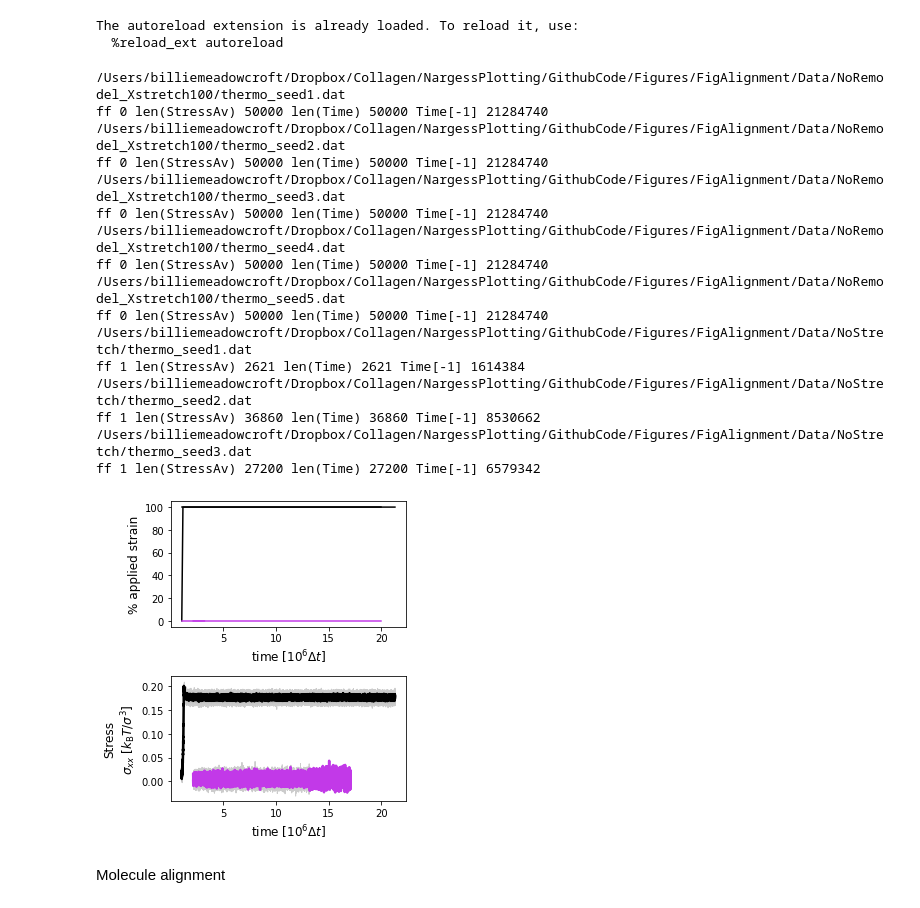
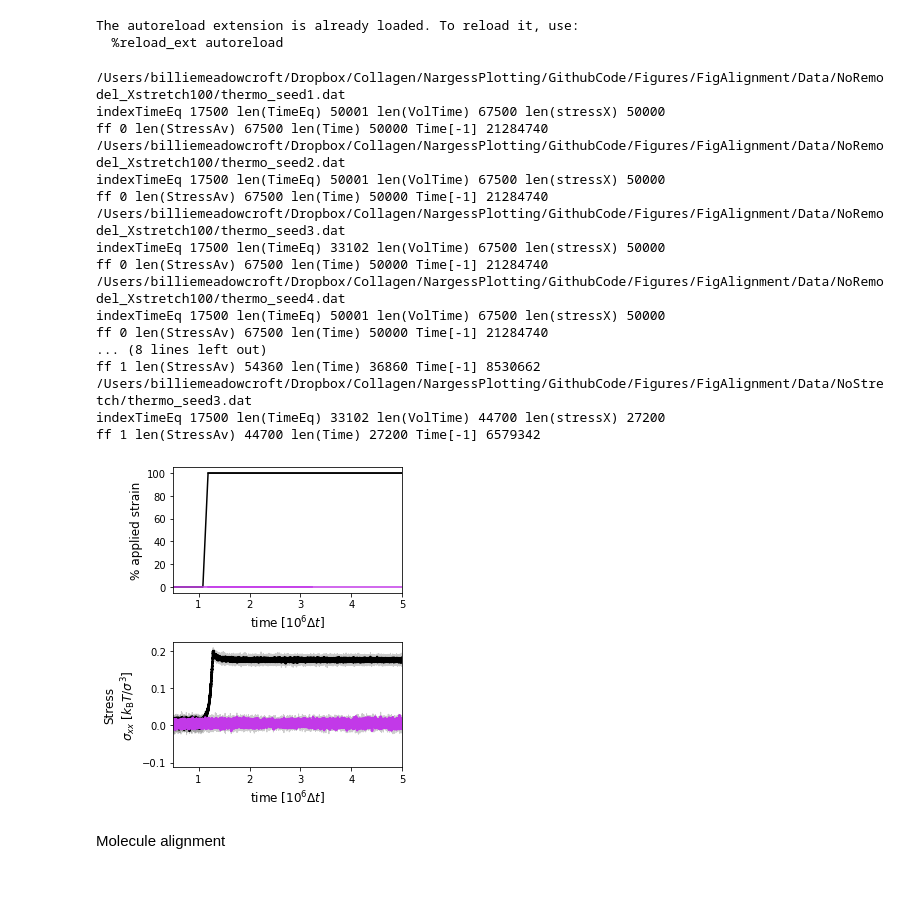
Before and after one commit to Billie1717/CollagenMemory, a Jupyter notebook: Figures/FigAlignment/Mechanics.ipynb, the cells around one changed output. Cells and saved outputs as stored; diff of their text form; code cells hidden in the pictures.

Commit message:
Finalised the No stretch No remodel data including equilibrium bit

```diff
--- a/Figures/FigAlignment/Mechanics.ipynb
+++ b/Figures/FigAlignment/Mechanics.ipynb
@@ -17,7 +17,7 @@ The autoreload extension is already loaded. To reload it, use:
   %reload_ext autoreload
 # %%
 NumMolecules=15680
-folderhandles = ['NoRemodel_Xstretch100/','NoStretch/']
+folderhandles = ['NoRemodel_Xstretch100/','NoStretch/','Equilibration/']
 seeds = "1 2 3 4 5".split()
 fig,ax= plt.subplots(2,1,figsize = (4.5,5))
 fs2 = 12
@@ -32,22 +32,35 @@ for ff in range(2):
     folderhandle = folderhandles[ff]
     if ff == 0:
         seeds = "1 2 3 4 5".split()
+        seeds2 = "1 2 3 2 3".split()
         strain=1
     if ff == 1:
         seeds = "1 2 3".split()
+        seeds2 = "1 2 3".split()
         strain=0
     for s in range(len(seeds)):
         VolTime = []
         name = "thermo_seed"+seeds[s]+".dat"
+        name2 = "thermo_seed"+seeds2[s]+".dat"
         datafolder = datadir0+folderhandle+name
+        datafolderEq = datadir0+folderhandles[2]+name2
         thermo = pandas.read_csv(datafolder, sep = ' ', header = 'infer')
+        thermoEq = pandas.read_csv(datafolderEq, sep = ' ', header = 'infer')
         print(datafolder)
         stressX = thermo.stressX
+        stressXEq = thermoEq.stressX
         stressX = stressX.values
+        stressXEq = stressXEq.values
         Time = thermo.step
+        TimeEq = thermoEq.step
         Time = Time.values
+        TimeEq = TimeEq.values
         #frame[ff] = Time[1]-Time[0]
         #print(frame[ff])
+        indexTimeEq  = np.argmin(np.abs(TimeEq - TEq))
+        for r in range(len(TimeEq[:indexTimeEq])):
+            VolTime.append(Vol)
+
         for t in range(len(Time)):
             if Time[t] <= TEq:
                 VolTime.append(Vol)
@@ -55,17 +68,20 @@ for ff in range(2):
                 VolTime.append(Vol+Vol*strain*((Time[t]-TEq)/TStretch))
             if Time[t] > TEq+TStretch:
                 VolTime.append((1+strain)*Vol)
-        stressxAv = np.divide(stressX,VolTime)
+
+        print("indexTimeEq",indexTimeEq,"len(TimeEq)",len(TimeEq),"len(VolTime)",len(VolTime),"len(stressX)",len(stressX))
+        stressxAv = np.divide(np.concatenate([stressXEq[:indexTimeEq], stressX]), VolTime)
         StressAll.append(stressxAv)
-        Times.append(Time)
+        TimeTot = np.concatenate([TimeEq[:indexTimeEq], Time])
+        Times.append(TimeTot)
         print("ff",ff,"len(StressAv)",len(stressxAv),"len(Time)",len(Time),'Time[-1]',Time[-1])
 
         #ax[1].plot(np.divide(Time,1e6),stressxAv,alpha = 0.2,color = clrs[s])
         if s == 0:
             if ff == 1:
-                ax[0].plot(np.divide(Time,0.5e6),np.divide(np.subtract(VolTime,Vol),Vol/100),color = clrs[ff])
+                ax[0].plot(np.divide(TimeTot,0.5e6),np.divide(np.subtract(VolTime,Vol),Vol/100),color = clrs[ff])
             else:
-                ax[0].plot(np.divide(Time,1e6),np.divide(np.subtract(VolTime,Vol),Vol/100),color = clrs[ff])
+                ax[0].plot(np.divide(TimeTot,1e6),np.divide(np.subtract(VolTime,Vol),Vol/100),color = clrs[ff])
     # Create a masked array to handle variable-length data
     max_len = max(len(arr) for arr in StressAll)
     longest_idx = np.argmax([len(arr) for arr in StressAll])
@@ -73,48 +89,53 @@ for ff in range(2):
     Time = Times[longest_idx]
     masked.mask = True  # mask everything by default
 
     # Fill in available data for each array
     for i, arr in enumerate(StressAll):
         masked[i, :len(arr)] = arr
         masked.mask[i, :len(arr)] = False  # unmask valid entries
 
     stressAvAv = masked.mean(axis=0).filled(np.nan) #np.mean(StressAll,axis=0)
     stressStd = masked.std(axis=0).filled(np.nan) #np.std(StressAll,axis=0)
     if ff == 1:
 
         ax[1].plot(np.divide(Time,0.5e6),stressAvAv,color = clrs[ff],linewidth = 2.5,label = folderhandle)
         ax[1].fill_between(np.divide(Time,0.5e6),np.subtract(stressAvAv,stressStd),np.add(stressAvAv,stressStd),color = clrs[0],alpha = 0.2)
     else:
         ax[1].plot(np.divide(Time,1e6),stressAvAv,color = clrs[ff],linewidth = 2.5,label = folderhandle)
         ax[1].fill_between(np.divide(Time,1e6),np.subtract(stressAvAv,stressStd),np.add(stressAvAv,stressStd),color = clrs[0],alpha = 0.2)
-ax[0].plot([1.08,20],[100,100],color = clrs[0])
-ax[0].plot([1.08,20],[0,0],color = clrs[1])
+ax[0].plot([(TEq+1e5)/1e6,20],[100,100],color = clrs[0])
+ax[0].plot([(TEq+1e5)/1e6,20],[0,0],color = clrs[1])
 ax[1].set_ylabel('Stress\n'+r"$\sigma_{xx} ~[k_{\mathrm{B}}T/\sigma^{3}$]",fontsize =fs2)
 ax[0].set_ylabel("% applied strain",fontsize =fs2)
 
 ax[1].set_xlabel(r"time [$10^6\Delta t$]",fontsize =fs2)
 
 ax[0].set_xlabel(r"time [$10^6\Delta t$]",fontsize =fs2)
-
+ax[0].set_xlim([0.5,5])
+ax[1].set_xlim([0.5,5])
 fig.tight_layout()
+plt.draw()
+fig.savefig(plotsdir+'Stress_NoRemodelVsNoStretch.pdf', bbox_inches='tight')
+#fig.savefig(plotsdir+'Stress_NoRemodelVsNoStretch.png')
 # %% [output]
 /Users/billiemeadowcroft/Dropbox/Collagen/NargessPlotting/GithubCode/Figures/FigAlignment/Data/NoRemodel_Xstretch100/thermo_seed1.dat
-ff 0 len(StressAv) 50000 len(Time) 50000 Time[-1] 21284740
+indexTimeEq 17500 len(TimeEq) 50001 len(VolTime) 67500 len(stressX) 50000
+ff 0 len(StressAv) 67500 len(Time) 50000 Time[-1] 21284740
 /Users/billiemeadowcroft/Dropbox/Collagen/NargessPlotting/GithubCode/Figures/FigAlignment/Data/NoRemodel_Xstretch100/thermo_seed2.dat
-ff 0 len(StressAv) 50000 len(Time) 50000 Time[-1] 21284740
+indexTimeEq 17500 len(TimeEq) 50001 len(VolTime) 67500 len(stressX) 50000
+ff 0 len(StressAv) 67500 len(Time) 50000 Time[-1] 21284740
 /Users/billiemeadowcroft/Dropbox/Collagen/NargessPlotting/GithubCode/Figures/FigAlignment/Data/NoRemodel_Xstretch100/thermo_seed3.dat
-ff 0 len(StressAv) 50000 len(Time) 50000 Time[-1] 21284740
+indexTimeEq 17500 len(TimeEq) 33102 len(VolTime) 67500 len(stressX) 50000
+ff 0 len(StressAv) 67500 len(Time) 50000 Time[-1] 21284740
 /Users/billiemeadowcroft/Dropbox/Collagen/NargessPlotting/GithubCode/Figures/FigAlignment/Data/NoRemodel_Xstretch100/thermo_seed4.dat
-ff 0 len(StressAv) 50000 len(Time) 50000 Time[-1] 21284740
-/Users/billiemeadowcroft/Dropbox/Collagen/NargessPlotting/GithubCode/Figures/FigAlignment/Data/NoRemodel_Xstretch100/thermo_seed5.dat
-ff 0 len(StressAv) 50000 len(Time) 50000 Time[-1] 21284740
-/Users/billiemeadowcroft/Dropbox/Collagen/NargessPlotting/GithubCode/Figures/FigAlignment/Data/NoStretch/thermo_seed1.dat
-ff 1 len(StressAv) 2621 len(Time) 2621 Time[-1] 1614384
-/Users/billiemeadowcroft/Dropbox/Collagen/NargessPlotting/GithubCode/Figures/FigAlignment/Data/NoStretch/thermo_seed2.dat
-ff 1 len(StressAv) 36860 len(Time) 36860 Time[-1] 8530662
+indexTimeEq 17500 len(TimeEq) 50001 len(VolTime) 67500 len(stressX) 50000
+ff 0 len(StressAv) 67500 len(Time) 50000 Time[-1] 21284740
+... (8 lines left out)
+ff 1 len(StressAv) 54360 len(Time) 36860 Time[-1] 8530662
 /Users/billiemeadowcroft/Dropbox/Collagen/NargessPlotting/GithubCode/Figures/FigAlignment/Data/NoStretch/thermo_seed3.dat
-ff 1 len(StressAv) 27200 len(Time) 27200 Time[-1] 6579342
+indexTimeEq 17500 len(TimeEq) 33102 len(VolTime) 44700 len(stressX) 27200
+ff 1 len(StressAv) 44700 len(Time) 27200 Time[-1] 6579342
-[figure, old version]
+[figure, new version]
 # %% [markdown]
 Molecule alignment
 # %%
```
Also changed, not shown: parts of 1 cell of this notebook, 17 other files.
